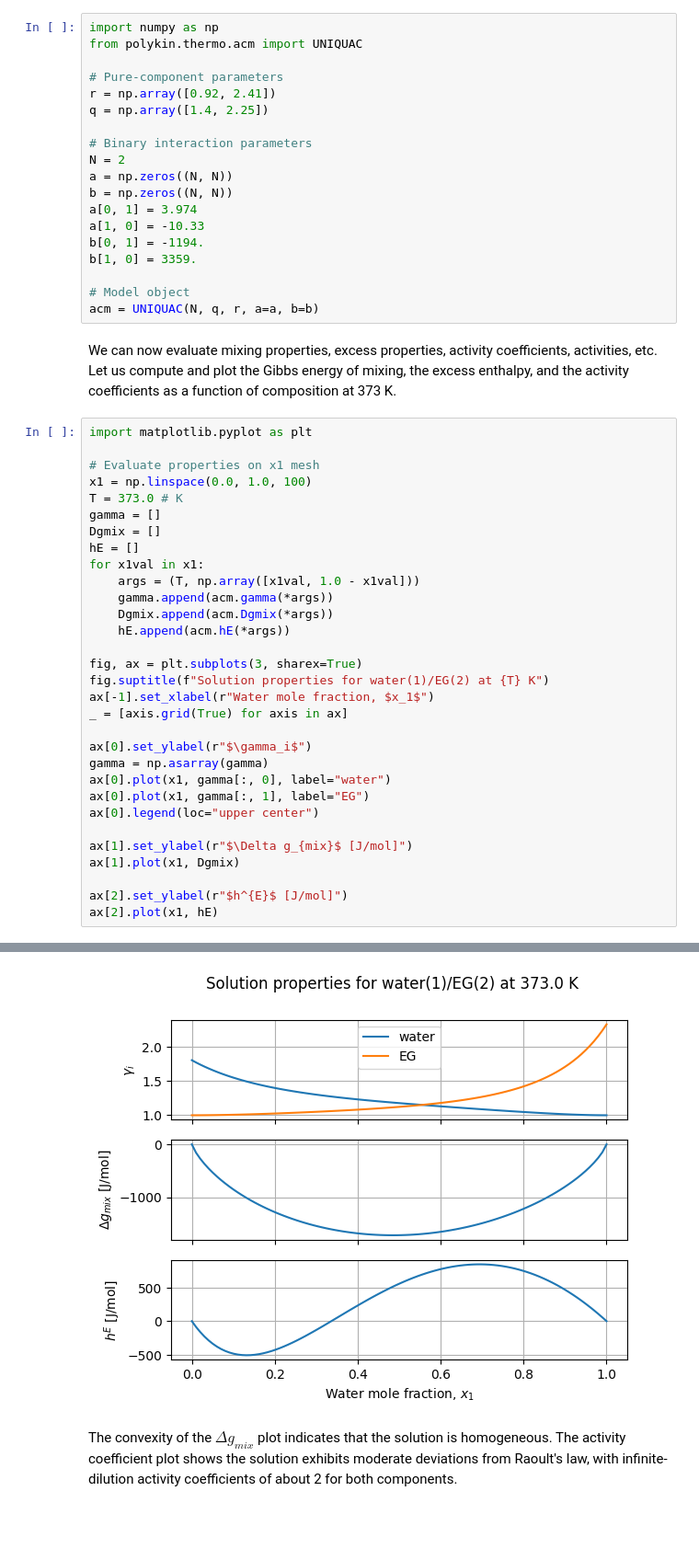
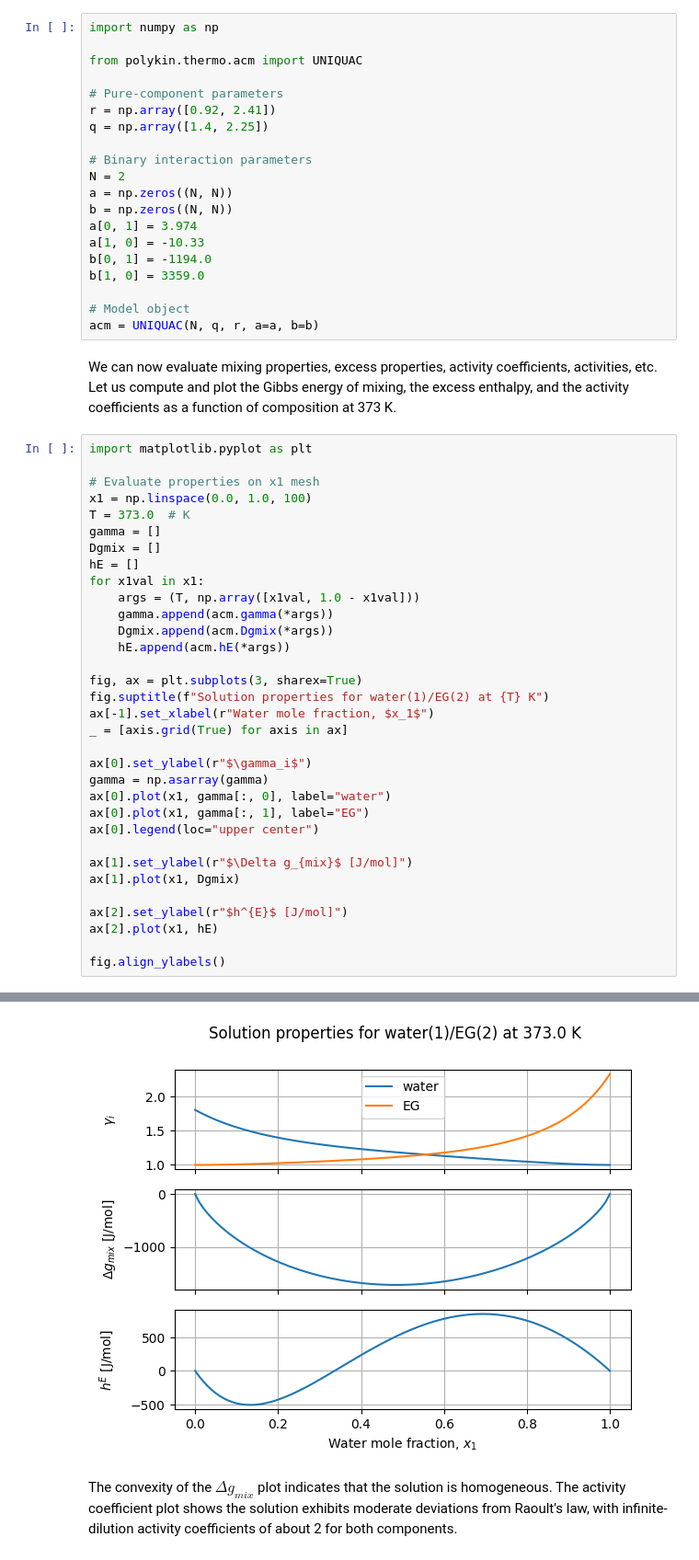
Before and after one commit to HugoMVale/polykin, a Jupyter notebook: docs/tutorials/activity_coefficient_models.ipynb, the cells around one changed output, grey strips where cells are left out. Shown at 92% size. Saved outputs shown, nothing was run; the diff lists cells and outputs as text; blank space fills up the shorter version.

```diff
--- a/docs/tutorials/activity_coefficient_models.ipynb
+++ b/docs/tutorials/activity_coefficient_models.ipynb
@@ -47,6 +47,7 @@ First, we create arrays to store the unary and binary interaction parameters, an
 # %pip install polykin
 # %%
 import numpy as np
+
 from polykin.thermo.acm import UNIQUAC
 
 # Pure-component parameters
@@ -59,8 +60,8 @@ a = np.zeros((N, N))
 b = np.zeros((N, N))
 a[0, 1] = 3.974
 a[1, 0] = -10.33
-b[0, 1] = -1194.
-b[1, 0] = 3359.
+b[0, 1] = -1194.0
+b[1, 0] = 3359.0
 
 # Model object
 acm = UNIQUAC(N, q, r, a=a, b=b)
@@ -71,7 +72,7 @@ import matplotlib.pyplot as plt
 
 # Evaluate properties on x1 mesh
 x1 = np.linspace(0.0, 1.0, 100)
-T = 373.0 # K
+T = 373.0  # K
 gamma = []
 Dgmix = []
 hE = []
@@ -97,4 +98,6 @@ ax[1].plot(x1, Dgmix)
 
 ax[2].set_ylabel(r"$h^{E}$ [J/mol]")
 ax[2].plot(x1, hE)
+
+fig.align_ylabels()
 # %% [output]
@@ -102,4 +104,4 @@ ax[2].plot(x1, hE)
-[figure, old version]
+[figure, new version]
 # %% [markdown]
 The convexity of the $\Delta g_{mix}$ plot indicates that the solution is homogeneous. The activity coefficient plot shows the solution exhibits moderate deviations from Raoult's law, with infinite-dilution activity coefficients of about 2 for both components.
 # %% [markdown]
```
Also changed, not shown: parts of 7 cells of this notebook.
